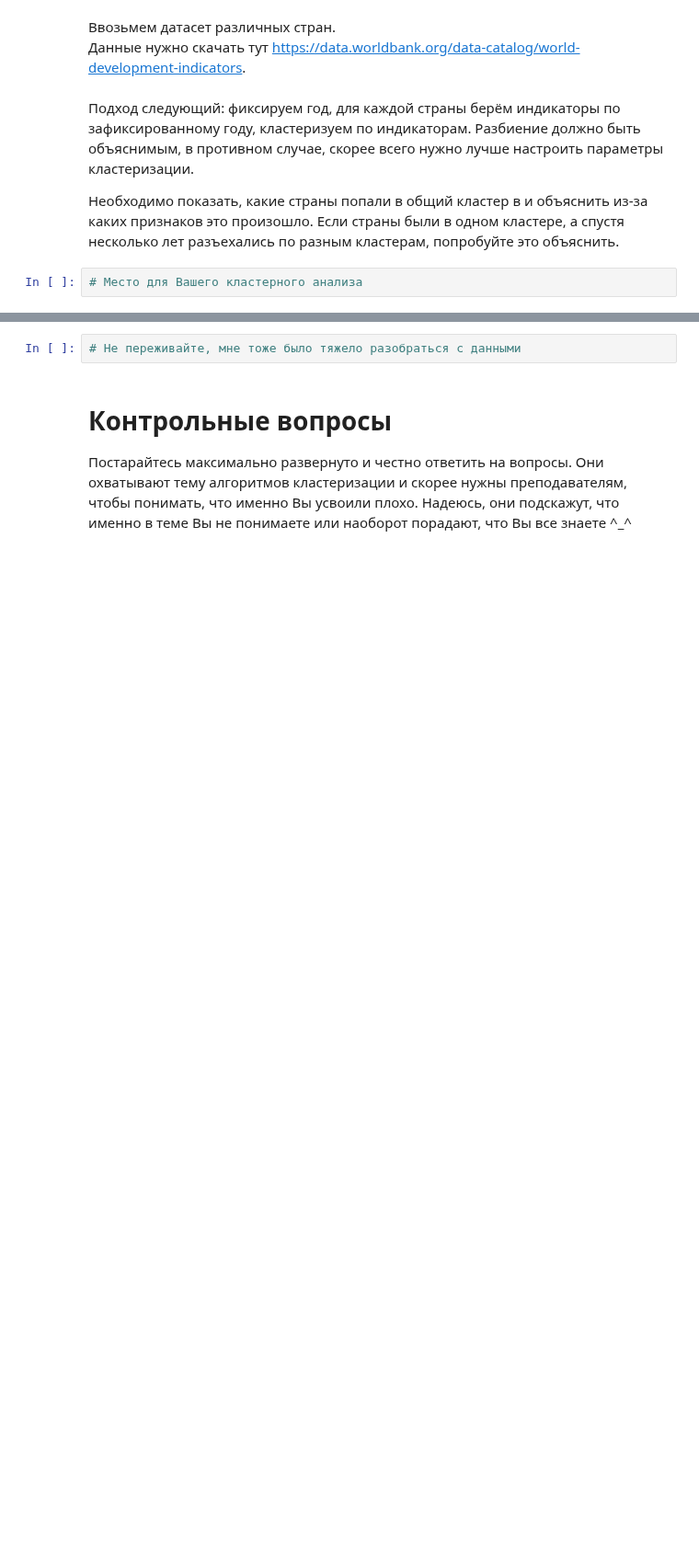
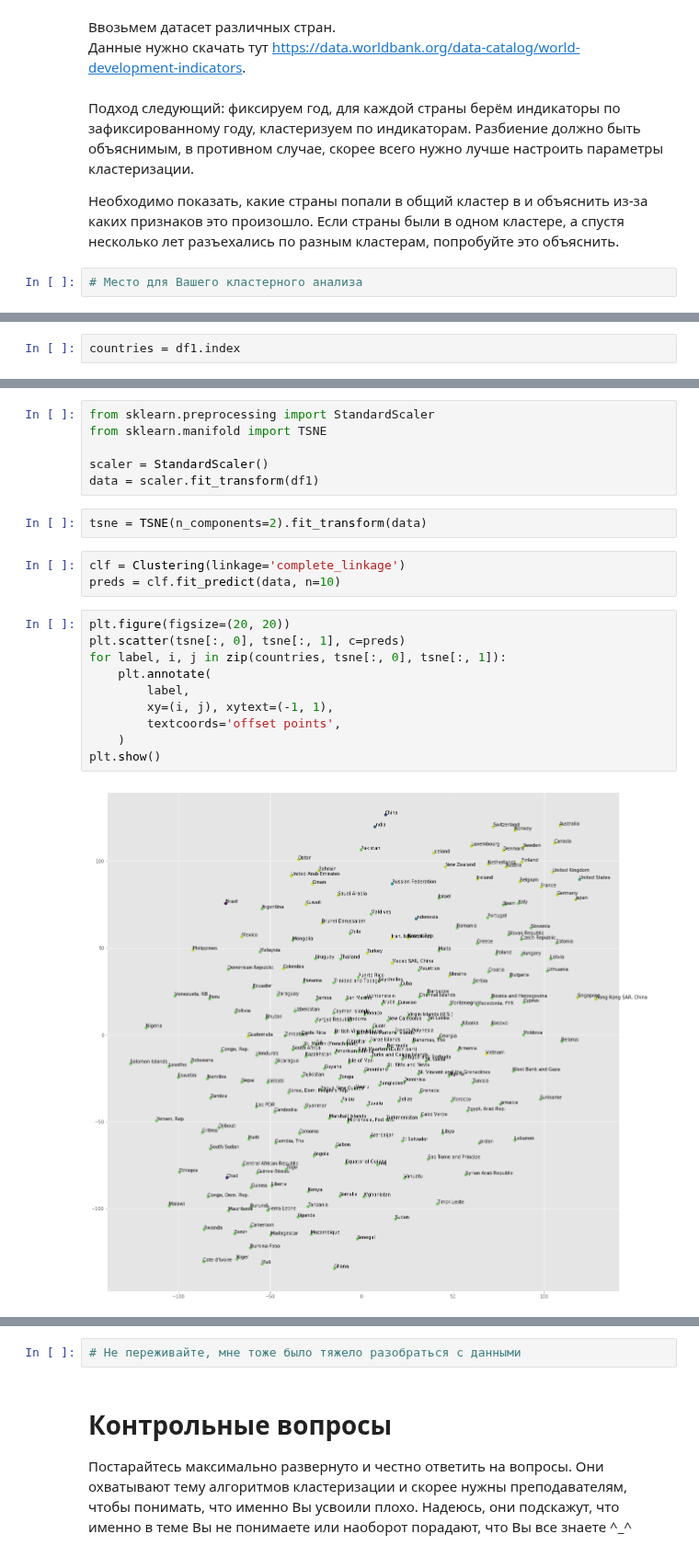
Before and after one commit to DKosov/TechnoSphere, a Jupyter notebook: ds/5/kosov_hw5.ipynb, the cells around one changed output, grey strips where cells are left out. Shown at 92% size. Cells and saved outputs as stored; diff of their text form; blank space fills up the shorter version.

```diff
--- a/ds/5/kosov_hw5.ipynb
+++ b/ds/5/kosov_hw5.ipynb
@@ -742,0 +421,2 @@ GMM score 1.0. GMM time 0.029532194137573242. AGGL score 1.0. AGGL time 0.034522
+# %%
+countries = df1.index
@@ -742,0 +434,23 @@ GMM score 1.0. GMM time 0.029532194137573242. AGGL score 1.0. AGGL time 0.034522
+# %%
+from sklearn.preprocessing import StandardScaler
+from sklearn.manifold import TSNE
+
+scaler = StandardScaler()
+data = scaler.fit_transform(df1)
+# %%
+tsne = TSNE(n_components=2).fit_transform(data)
+# %%
+clf = Clustering(linkage='complete_linkage')
+preds = clf.fit_predict(data, n=10)
+# %%
+plt.figure(figsize=(20, 20))
+plt.scatter(tsne[:, 0], tsne[:, 1], c=preds)
+for label, i, j in zip(countries, tsne[:, 0], tsne[:, 1]):
+    plt.annotate(
+        label,
+        xy=(i, j), xytext=(-1, 1),
+        textcoords='offset points',
+    )
+plt.show()
+# %% [output]
+[figure, added]
```
Also changed, not shown: parts of 59 cells of this notebook.
